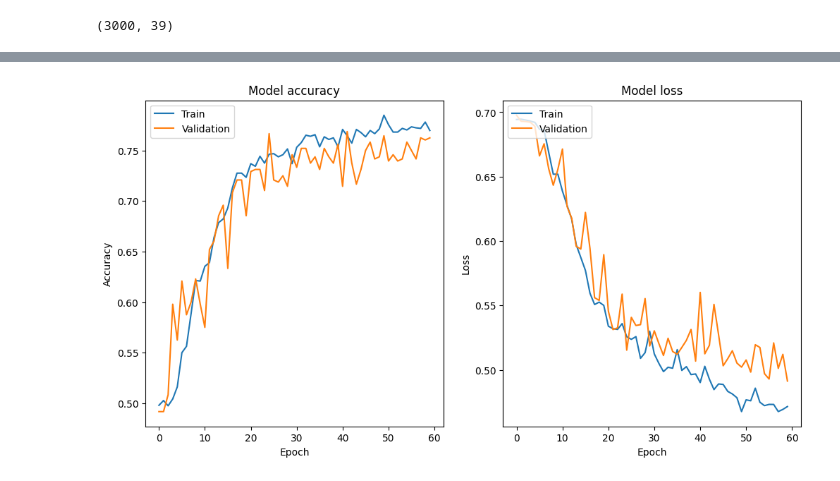
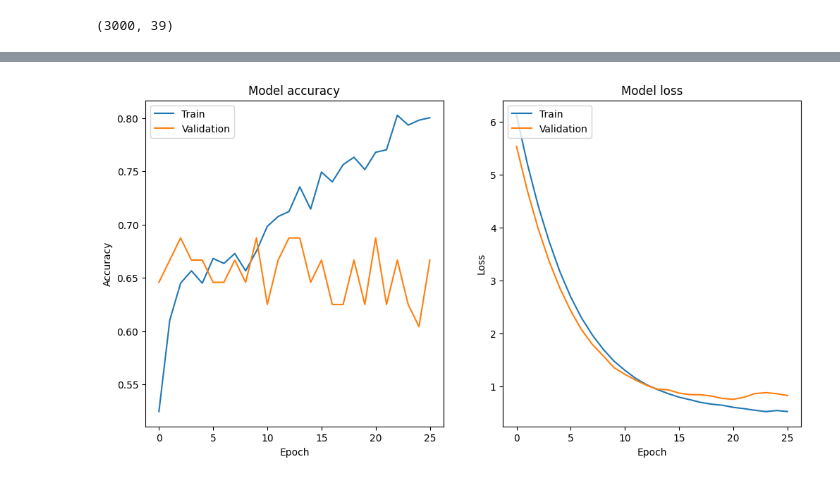
Before and after one commit to ronanhansel/deepfake-audio-detector, a Jupyter notebook: EDA.ipynb, the cells around one changed output, grey strips where cells are left out. Cells and saved outputs as stored; diff of their text form; code cells hidden in the pictures.

```diff
--- a/EDA.ipynb
+++ b/EDA.ipynb
@@ -105,3 +90,0 @@ def prepare_data(X, window_size = 10):
-# %%
-features.iloc[:, :] = MinMaxScaler().fit_transform(features)
-new_X = prepare_data(features, window_size = 5)
@@ -174,0 +135,15 @@ Epoch 60/60
+# %%
+
+# Callbacks
+early_stopping = EarlyStopping(monitor="val_loss", patience=5, restore_best_weights=True)
+model_checkpoint = ModelCheckpoint("best_model.keras", save_best_only=True, monitor="val_loss")
+reduce_lr = ReduceLROnPlateau(monitor="val_loss", factor=0.2, patience=3, min_lr=0.0001)
+
+history = model.fit(
+    X_train,
+    y_train,
+    epochs=100,
+    batch_size=64,
+    validation_split=0.1,
+    callbacks=[early_stopping, model_checkpoint],
+)
@@ -175,29 +168,29 @@ Epoch 60/60
 # %%
 
 # Plot training & validation accuracy values
 plt.figure(figsize=(12, 6))
 plt.subplot(1, 2, 1)
-plt.plot(model.history.history['accuracy'])
-plt.plot(model.history.history['val_accuracy'])
+plt.plot(history.history['accuracy'])
+plt.plot(history.history['val_accuracy'])
 plt.title('Model accuracy')
 plt.ylabel('Accuracy')
 plt.xlabel('Epoch')
 plt.legend(['Train', 'Validation'], loc='upper left')
 
 # Plot training & validation loss values
 plt.subplot(1, 2, 2)
-plt.plot(model.history.history['loss'])
-plt.plot(model.history.history['val_loss'])
+plt.plot(history.history['loss'])
+plt.plot(history.history['val_loss'])
 plt.title('Model loss')
 plt.ylabel('Loss')
 plt.xlabel('Epoch')
 plt.legend(['Train', 'Validation'], loc='upper left')
 
 plt.show()
 
 # 5. Evaluate model
 loss, accuracy = model.evaluate(X_test, y_test)
 print("Test Loss:", loss)
 print("Test Accuracy:", accuracy)
 # %% [output]
-[figure, old version]
+[figure, new version]
```
Also changed, not shown: parts of 9 cells of this notebook, 2 other files.
